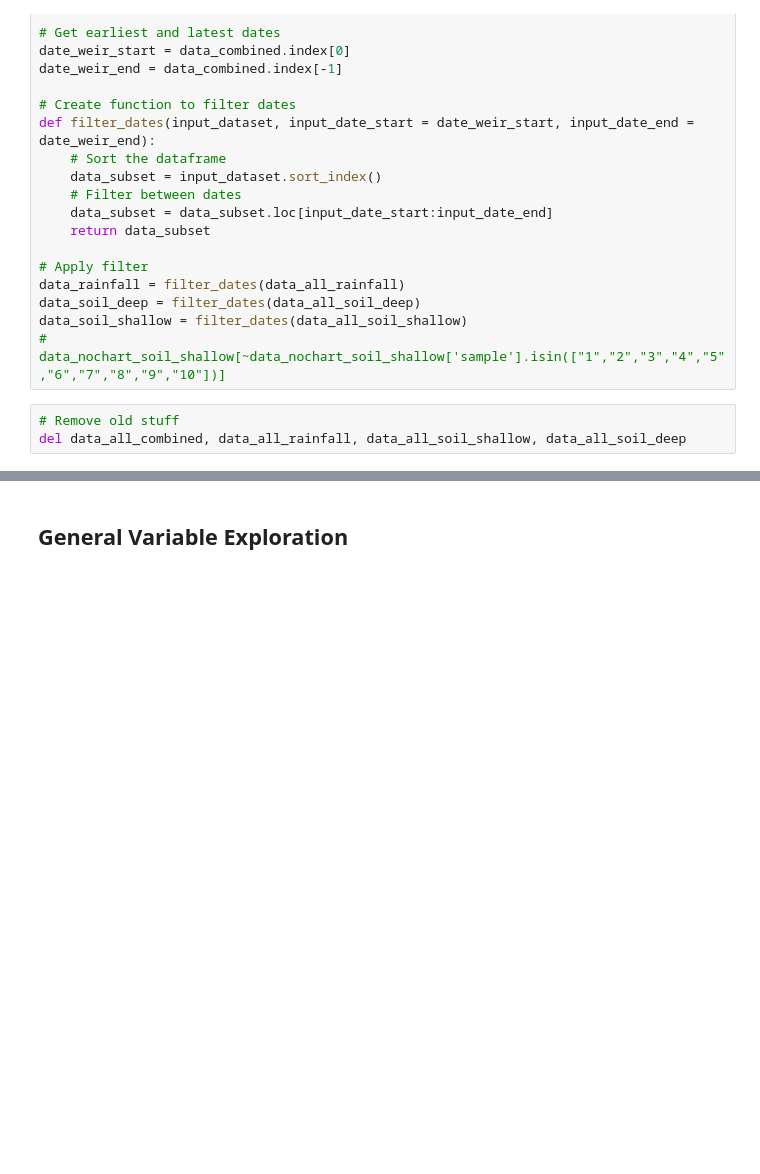
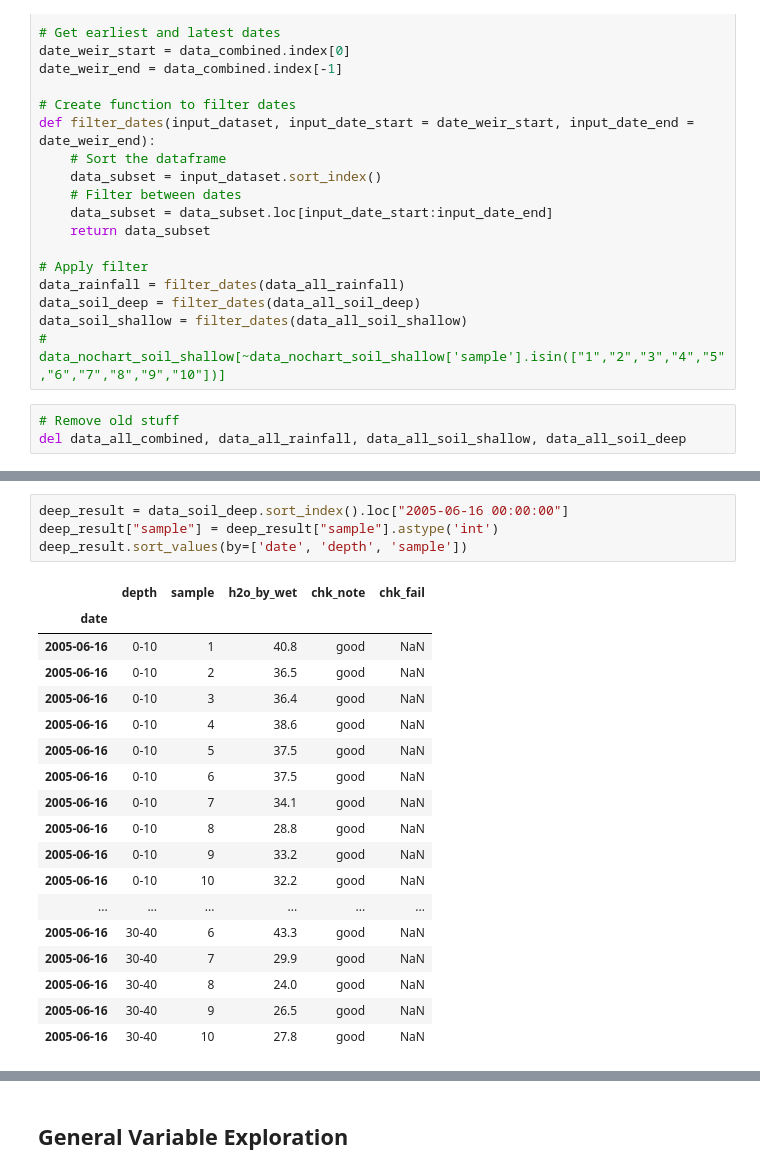
Before and after one commit to gmcginnis/info-698-capstone, a Jupyter notebook: 01_eda.ipynb, the cells around one changed output, grey strips where cells are left out. Saved outputs shown, nothing was run; the diff lists cells and outputs as text; blank space fills up the shorter version.

```diff
--- a/01_eda.ipynb
+++ b/01_eda.ipynb
@@ -250,0 +460,23 @@ del data_all_combined, data_all_rainfall, data_all_soil_shallow, data_all_soil_d
+# %%
+deep_result = data_soil_deep.sort_index().loc["2005-06-16 00:00:00"]
+deep_result["sample"] = deep_result["sample"].astype('int')
+deep_result.sort_values(by=['date', 'depth', 'sample'])
+# %% [output]
+|  | depth | sample | h2o_by_wet | chk_note | chk_fail |
+| date |  |  |  |  |  |
+| 2005-06-16 | 0-10 | 1 | 40.8 | good | NaN |
+| 2005-06-16 | 0-10 | 2 | 36.5 | good | NaN |
+| 2005-06-16 | 0-10 | 3 | 36.4 | good | NaN |
+| 2005-06-16 | 0-10 | 4 | 38.6 | good | NaN |
+| 2005-06-16 | 0-10 | 5 | 37.5 | good | NaN |
+| 2005-06-16 | 0-10 | 6 | 37.5 | good | NaN |
+| 2005-06-16 | 0-10 | 7 | 34.1 | good | NaN |
+| 2005-06-16 | 0-10 | 8 | 28.8 | good | NaN |
+| 2005-06-16 | 0-10 | 9 | 33.2 | good | NaN |
+| 2005-06-16 | 0-10 | 10 | 32.2 | good | NaN |
+| ... | ... | ... | ... | ... | ... |
+| 2005-06-16 | 30-40 | 6 | 43.3 | good | NaN |
+| 2005-06-16 | 30-40 | 7 | 29.9 | good | NaN |
+| 2005-06-16 | 30-40 | 8 | 24.0 | good | NaN |
+| 2005-06-16 | 30-40 | 9 | 26.5 | good | NaN |
+| 2005-06-16 | 30-40 | 10 | 27.8 | good | NaN |
```
Also changed, not shown: parts of 17 cells of this notebook.
